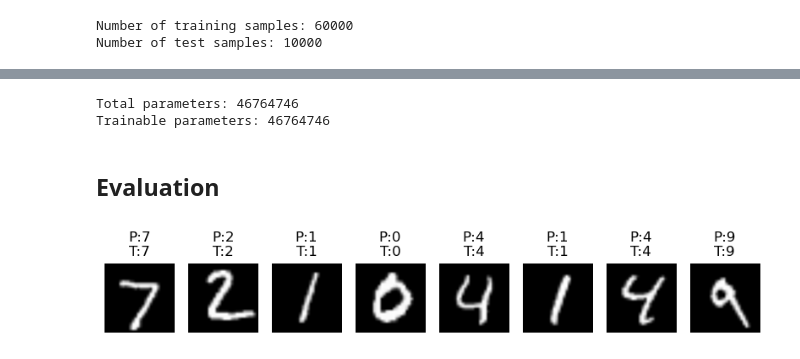
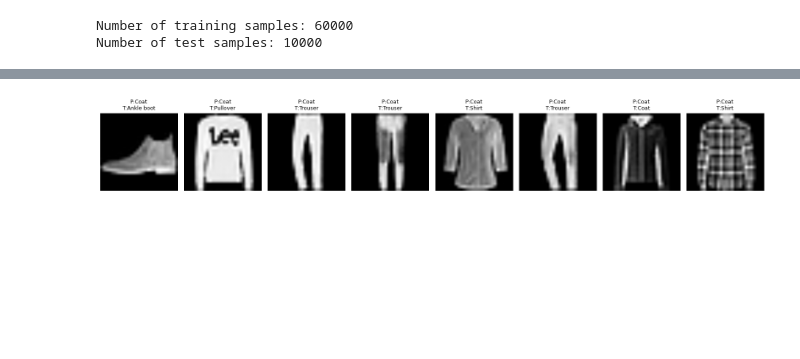
Before and after one commit to derekzhouai/derekzhou-ai-blog-code, a Jupyter notebook: mnist_alexnet.ipynb, the cells around one changed output, grey strips where cells are left out. Cells and saved outputs as stored; diff of their text form; code cells hidden in the pictures; blank space fills up the shorter version.

```diff
--- a/mnist_alexnet.ipynb
+++ b/mnist_alexnet.ipynb
@@ -25,7 +81,7 @@ print(f"Number of test samples: {len(test_data)}")
 Number of training samples: 60000
 Number of test samples: 10000
 # %%
-for X, y in train_loader:
-    print(f"X.shape: {X.shape}, y.shape: {y.shape}")
-    break
+X, y = next(iter(train_loader))
+print(f"X.shape: {X.shape}")
+print(f"y.shape: {y.shape}")
 # %% [output]
@@ -144,27 +158,35 @@ Epoch 5/5: Train (loss: 0.0394, acc: 0.9885) | Test (loss: 0.0255, acc: 0.9923)
-# %%
-total_params = sum(p.numel() for p in model.parameters())
-trainable_params = sum(p.numel() for p in model.parameters() if p.requires_grad)
-
-print(f"Total parameters: {total_params}")
-print(f"Trainable parameters: {trainable_params}")
-# %% [output]
-Total parameters: 46764746
-Trainable parameters: 46764746
-# %% [markdown]
-## Evaluation
-# %%
-import matplotlib.pyplot as plt
-
-X, y = next(iter(test_loader))
-X, y = X[:8], y[:8]
-pred = model(X.to(device)).argmax(1).cpu()
-
-plt.figure(figsize=(10,2))
-for i in range(8):
-    plt.subplot(1,8,i+1)
-    plt.imshow(X[i].squeeze(), cmap="gray")
-    plt.title(f"P:{pred[i].item()}\nT:{y[i].item()}")
-    plt.axis("off")
-plt.show()
-# %% [output]
-[figure, removed]
+# %%
+import torch
+import matplotlib.pyplot as plt
+
+# FashionMNIST class names
+FASHION_CLASSES = [
+    "T-shirt/top", "Trouser", "Pullover", "Dress", "Coat",
+    "Sandal", "Shirt", "Sneaker", "Bag", "Ankle boot"
+]
+
+def show_fashionmnist_preds(model, test_loader, device, n=8):
+    """
+    Show n FashionMNIST test images with predicted and true labels.
+    """
+    model.to(device)
+    model.eval()
+    with torch.no_grad():
+        X, y = next(iter(test_loader))
+        X, y = X[:n], y[:n]
+        pred = model(X.to(device)).argmax(1).cpu()
+
+    plt.figure(figsize=(2*n, 2.6))
+    for i in range(n):
+        plt.subplot(1, n, i + 1)
+        img = X[i].squeeze().cpu()
+        plt.imshow(img, cmap="gray")
+        p_idx, t_idx = pred[i].item(), y[i].item()
+        plt.title(f"P:{FASHION_CLASSES[p_idx]}\nT:{FASHION_CLASSES[t_idx]}", fontsize=9)
+        plt.axis("off")
+    plt.tight_layout()
+    plt.show()
+
+show_fashionmnist_preds(model, test_loader, device, n=8)
+# %% [output]
+[figure, added]
```
Also changed, not shown: parts of 21 cells of this notebook.
